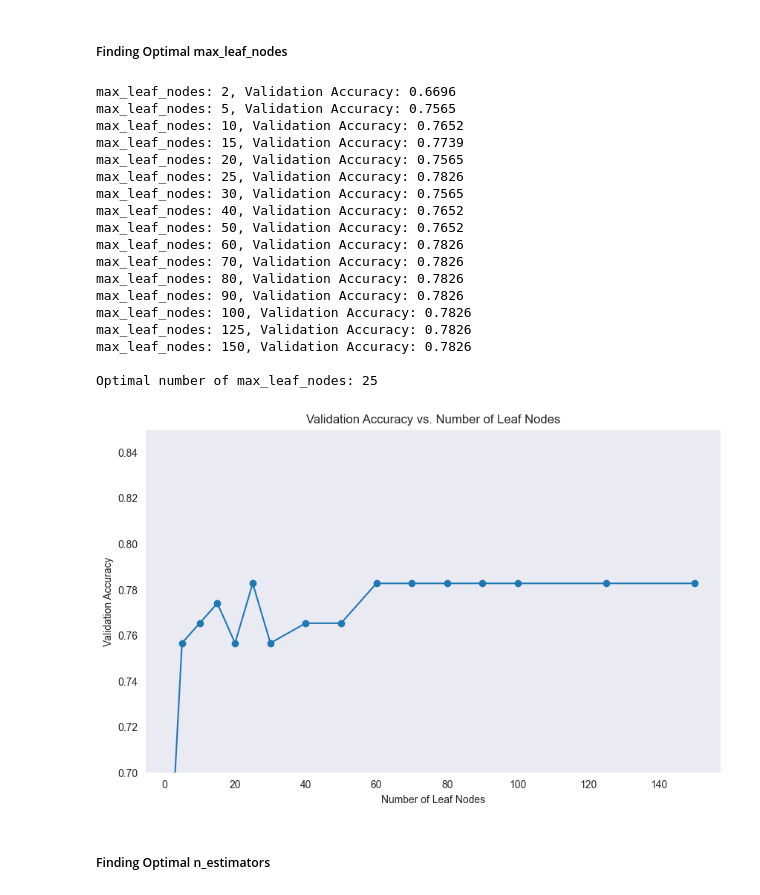
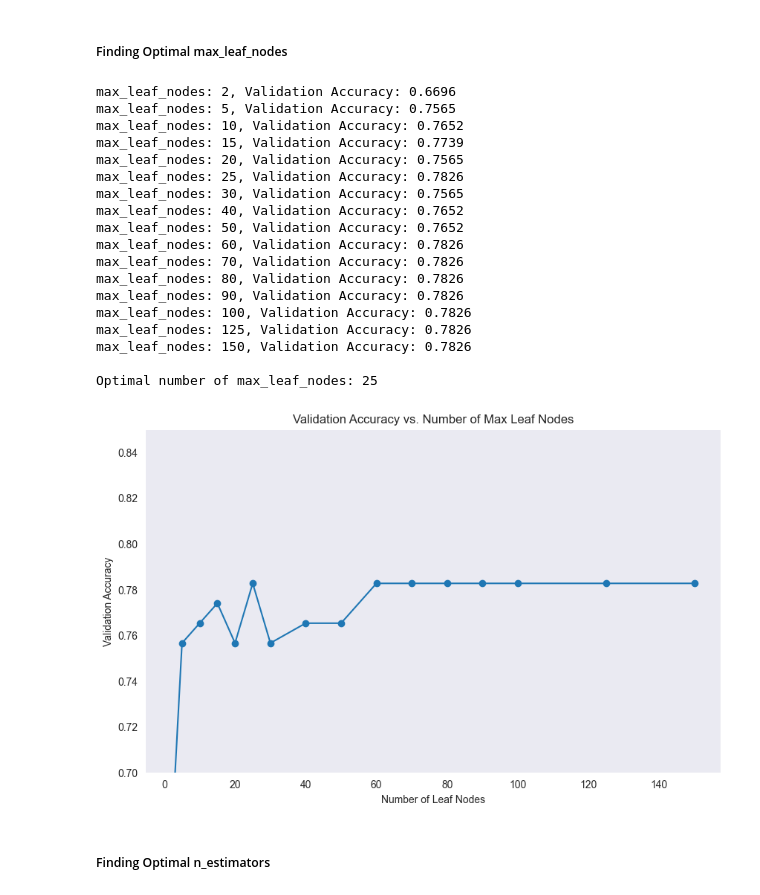
Before and after one commit to grudzinskio/DiabetesPrediction, a Jupyter notebook: FinalNotebook.ipynb, the cells around one changed output. Cells and saved outputs as stored; diff of their text form; code cells hidden in the pictures.

```diff
--- a/FinalNotebook.ipynb
+++ b/FinalNotebook.ipynb
@@ -341,35 +341,35 @@ for node_value in leaf_nodes_range:
 max_leaf_nodes = max(validation_accuracies, key=validation_accuracies.get)
 print(f"\nOptimal number of max_leaf_nodes: {max_leaf_nodes}")
 
 # Plot validation accuracies
 plt.figure(figsize=(10, 6))
 plt.plot(leaf_nodes_range, validation_accuracies.values(), marker='o', linestyle='-')
-plt.title("Validation Accuracy vs. Number of Leaf Nodes")
+plt.title("Validation Accuracy vs. Number of Max Leaf Nodes")
 plt.xlabel("Number of Leaf Nodes")
 plt.ylabel("Validation Accuracy")
 plt.ylim(0.7, 0.85)  # Set y-axis to start at 0
 plt.grid()
 plt.show()
 # %% [output]
 max_leaf_nodes: 2, Validation Accuracy: 0.6696
 max_leaf_nodes: 5, Validation Accuracy: 0.7565
 max_leaf_nodes: 10, Validation Accuracy: 0.7652
 max_leaf_nodes: 15, Validation Accuracy: 0.7739
 max_leaf_nodes: 20, Validation Accuracy: 0.7565
 max_leaf_nodes: 25, Validation Accuracy: 0.7826
 max_leaf_nodes: 30, Validation Accuracy: 0.7565
 max_leaf_nodes: 40, Validation Accuracy: 0.7652
 max_leaf_nodes: 50, Validation Accuracy: 0.7652
 max_leaf_nodes: 60, Validation Accuracy: 0.7826
 max_leaf_nodes: 70, Validation Accuracy: 0.7826
 max_leaf_nodes: 80, Validation Accuracy: 0.7826
 max_leaf_nodes: 90, Validation Accuracy: 0.7826
 max_leaf_nodes: 100, Validation Accuracy: 0.7826
 max_leaf_nodes: 125, Validation Accuracy: 0.7826
 max_leaf_nodes: 150, Validation Accuracy: 0.7826
 
 Optimal number of max_leaf_nodes: 25
-[figure, old version]
+[figure, new version]
 # %% [markdown]
 ##### Finding Optimal n_estimators
 # %%
```
Also changed, not shown: parts of 3 cells of this notebook.
